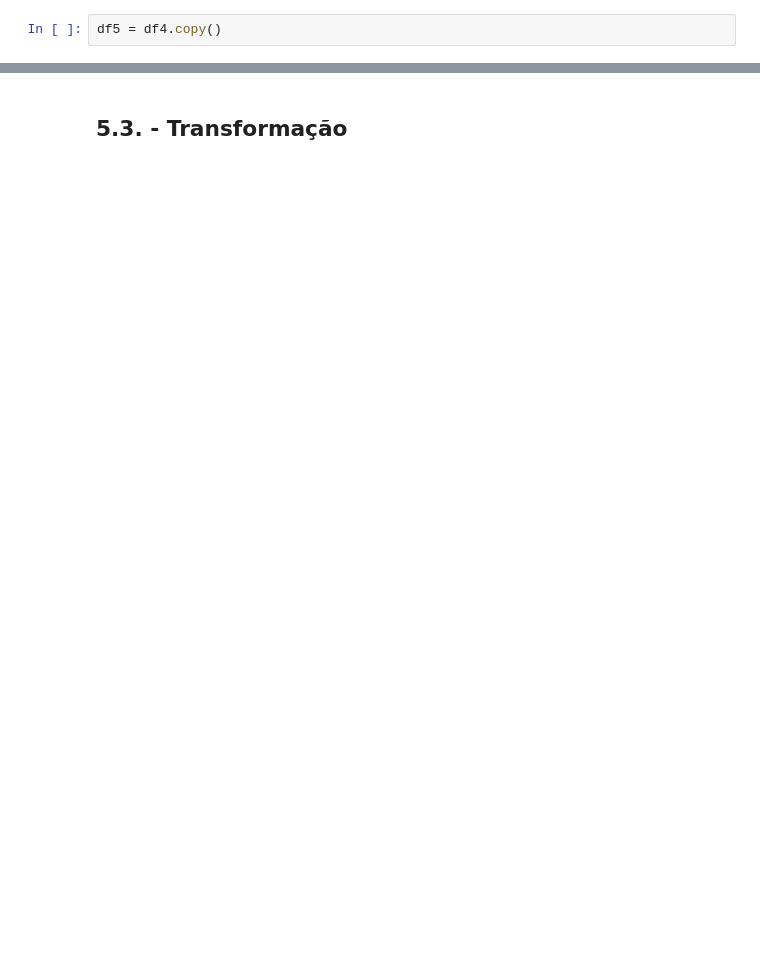
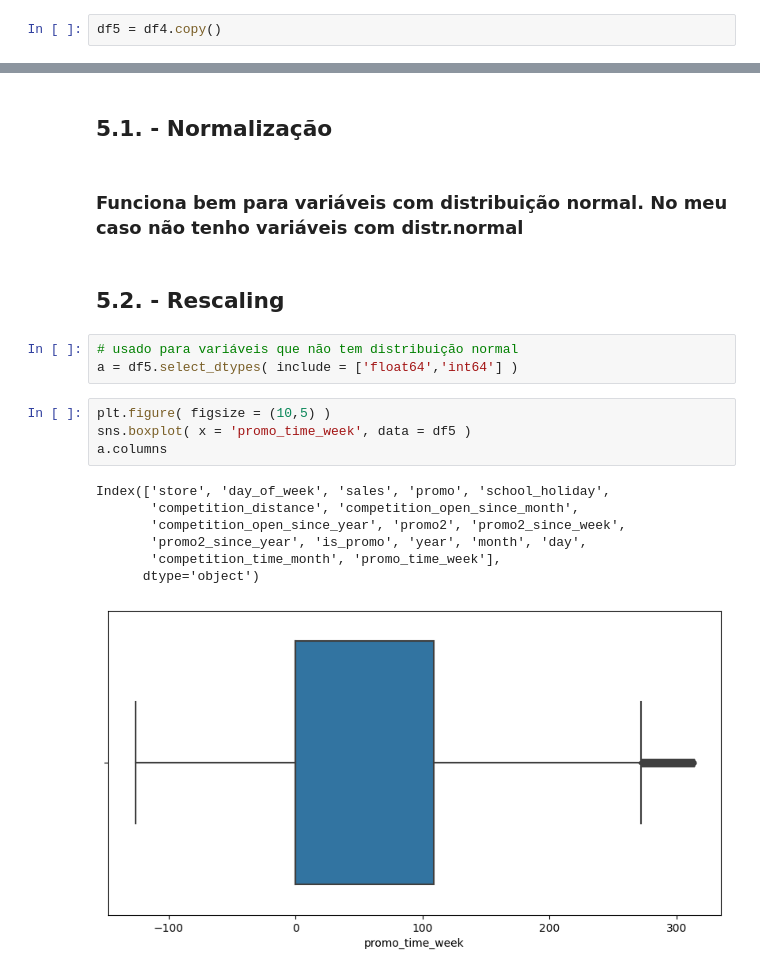
Before and after one commit to OscarFantozzi/Rossmann-Sales, a Jupyter notebook: rossmann_sales.ipynb, the cells around one changed output, grey strips where cells are left out. Drawn from its saved outputs; the diff is of its cells as text; blank space fills up the shorter version.

```diff
--- a/rossmann_sales.ipynb
+++ b/rossmann_sales.ipynb
@@ -900,2 +874,21 @@ df5['year'] = mms.fit_transform( df5[['year']].values )
-# %% [markdown]
-## 5.3. - Transformação
+# %% [markdown]
+## 5.1. - Normalização
+# %% [markdown]
+### Funciona bem para variáveis com distribuição normal. No meu caso não tenho variáveis com distr.normal
+# %% [markdown]
+## 5.2. - Rescaling
+# %%
+# usado para variáveis que não tem distribuição normal
+a = df5.select_dtypes( include = ['float64','int64'] )
+# %%
+plt.figure( figsize = (10,5) )
+sns.boxplot( x = 'promo_time_week', data = df5 )
+a.columns
+# %% [output]
+Index(['store', 'day_of_week', 'sales', 'promo', 'school_holiday',
+       'competition_distance', 'competition_open_since_month',
+       'competition_open_since_year', 'promo2', 'promo2_since_week',
+       'promo2_since_year', 'is_promo', 'year', 'month', 'day',
+       'competition_time_month', 'promo_time_week'],
+      dtype='object')
+[figure, added]
```
Also changed, not shown: parts of 28 cells of this notebook.
